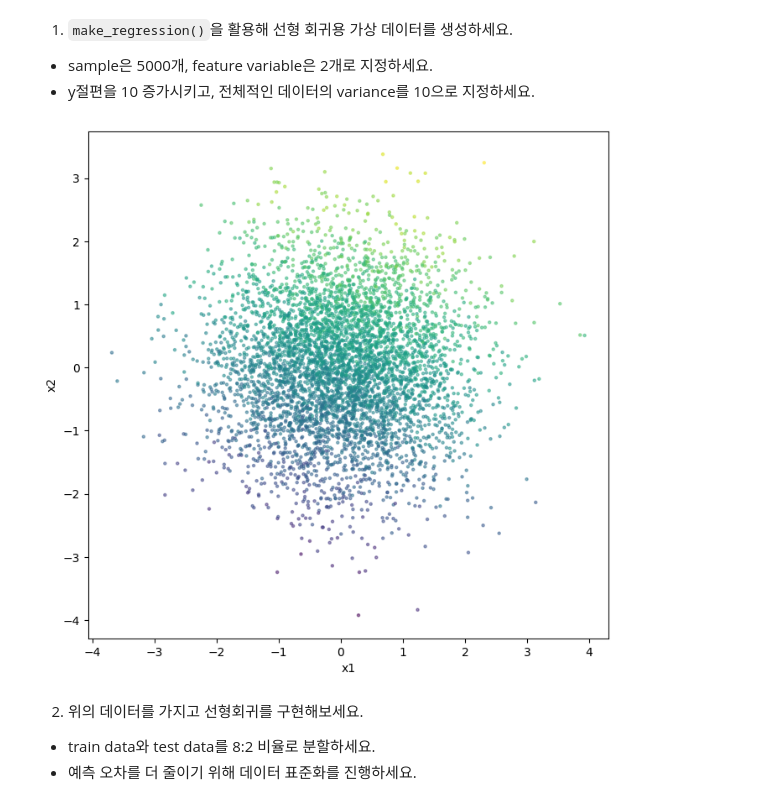
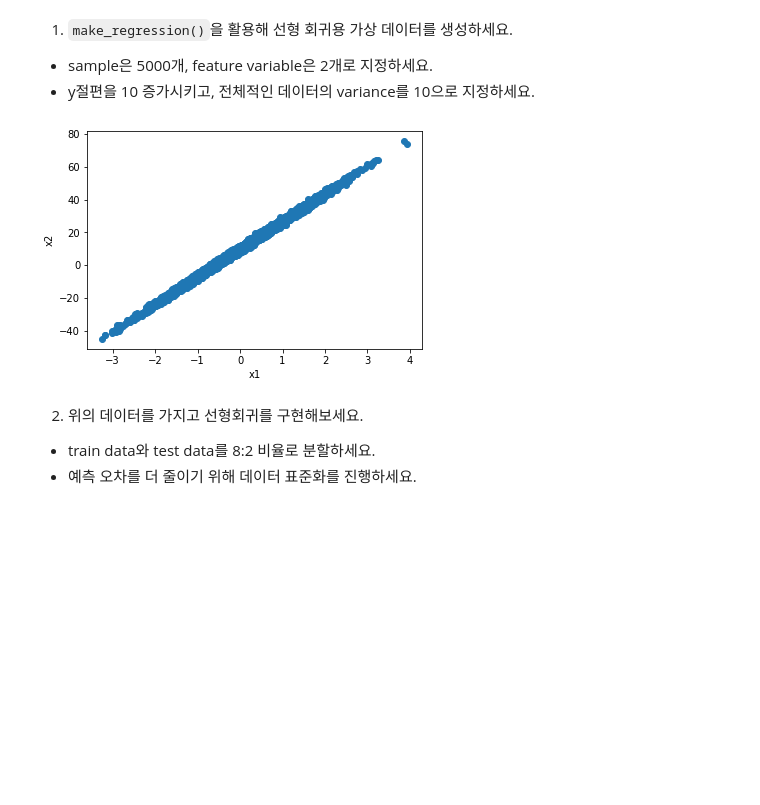
Before and after one commit to Prometheus-basic-study/Prometheus_basic_study, a Jupyter notebook: teams/team2/wk3/assignment_wk3_sunwoong.ipynb, the cells around one changed output. Cells and saved outputs as stored; diff of their text form; code cells hidden in the pictures; blank space fills up the shorter version.

```diff
--- a/teams/team2/wk3/assignment_wk3_sunwoong.ipynb
+++ b/teams/team2/wk3/assignment_wk3_sunwoong.ipynb
@@ -275,20 +275,21 @@ Scikit-learn의 datasets 서브 패키지에는 선형 회귀/로지스틱 회
 from sklearn.datasets import make_classification, make_regression
 
 # coef=True: 회귀 계수를 반환
-x, y, c = make_regression(n_samples=5000, n_features=2, bias=10, noise=10, coef=True, random_state=42)
+x, y, c = make_regression(n_samples=5000, n_features=2, bias=10, noise=1, coef=True, random_state=42)
 # %%
 import matplotlib.pyplot as plt
 import matplotlib
 
 matplotlib.rcParams['figure.figsize'] = (8, 8)
 matplotlib.rcParams['figure.dpi'] = 100
 
-plt.scatter(x[:,0], x[:,1], c=y, s=5, alpha=0.5)
+# plt.scatter(x[:,0], x[:,1], c=y, s=5, alpha=0.5)
+plt.plot(x, y, 'o')
 plt.xlabel("x1")
 plt.ylabel("x2")
 plt.show()
 # %% [output]
-[figure, old version]
+[figure, new version]
 # %% [markdown]
 2. 위의 데이터를 가지고 선형회귀를 구현해보세요.
 
```
Also changed, not shown: parts of 1 cell of this notebook, 2 other files.
